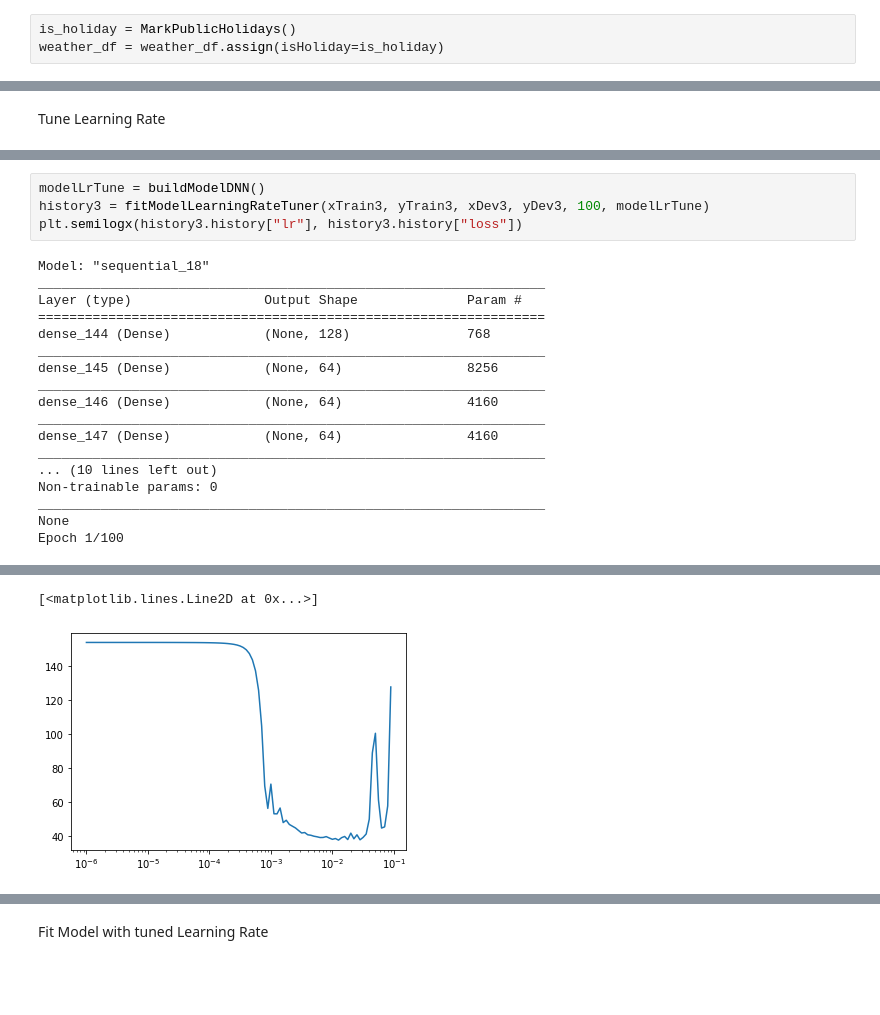
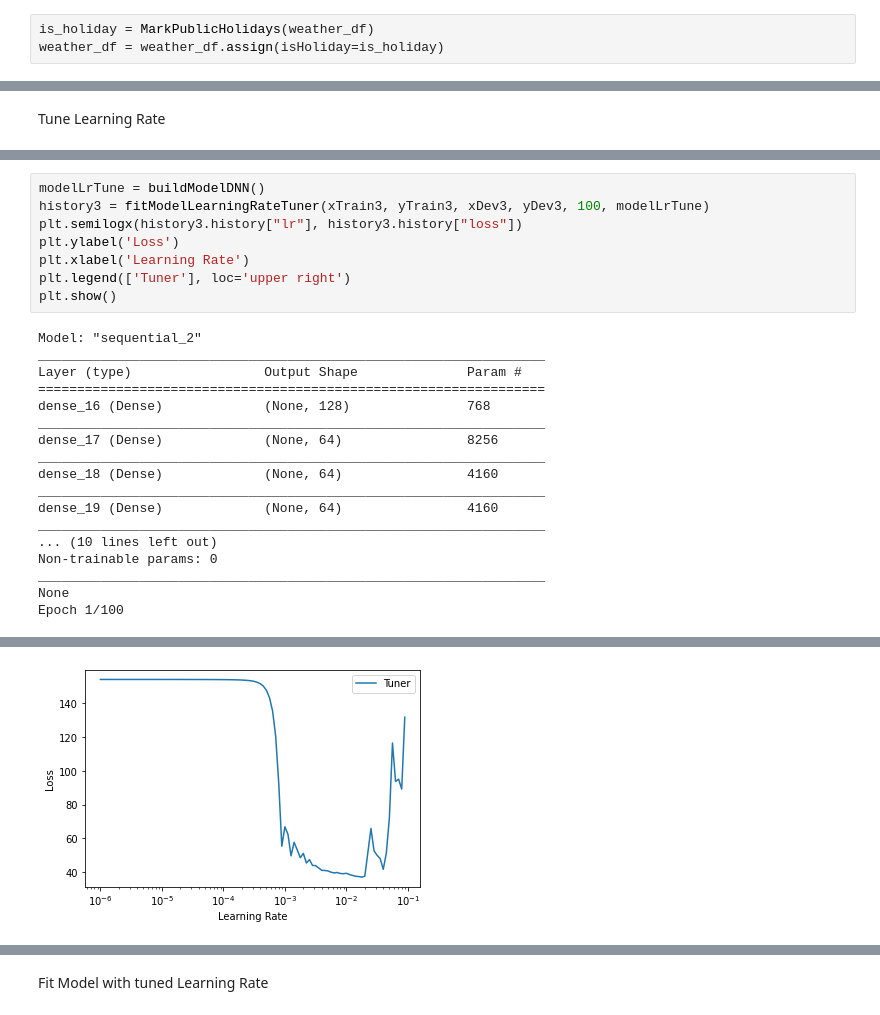
Before and after one commit to Testbild/BakerySalesPrediction_DeepLearningFromScratch_opencampusSH, a Jupyter notebook: code/Project_Notebook_finished.ipynb, the cells around one changed output, grey strips where cells are left out. Drawn from its saved outputs; the diff is of its cells as text; blank space fills up the shorter version.

```diff
--- a/code/Project_Notebook_finished.ipynb
+++ b/code/Project_Notebook_finished.ipynb
@@ -637,7 +639,7 @@ print(weather_df)
 
 [2601 rows x 7 columns]
 # %%
-is_holiday = MarkPublicHolidays()
+is_holiday = MarkPublicHolidays(weather_df)
 weather_df = weather_df.assign(isHoliday=is_holiday)
 # %%
 sales_and_weather_group1 = matchWeatherAndSales(sales_df_group1, weather_df)
@@ -790,18 +798,22 @@ Epoch 100/100
 modelLrTune = buildModelDNN()
 history3 = fitModelLearningRateTuner(xTrain3, yTrain3, xDev3, yDev3, 100, modelLrTune)
 plt.semilogx(history3.history["lr"], history3.history["loss"])
+plt.ylabel('Loss')
+plt.xlabel('Learning Rate')
+plt.legend(['Tuner'], loc='upper right')
+plt.show()
 # %% [output]
-Model: "sequential_18"
+Model: "sequential_2"
 _________________________________________________________________
 Layer (type)                 Output Shape              Param #
 =================================================================
-dense_144 (Dense)            (None, 128)               768
+dense_16 (Dense)             (None, 128)               768
 _________________________________________________________________
-dense_145 (Dense)            (None, 64)                8256
+dense_17 (Dense)             (None, 64)                8256
 _________________________________________________________________
-dense_146 (Dense)            (None, 64)                4160
+dense_18 (Dense)             (None, 64)                4160
 _________________________________________________________________
-dense_147 (Dense)            (None, 64)                4160
+dense_19 (Dense)             (None, 64)                4160
 _________________________________________________________________
 ... (10 lines left out)
 Non-trainable params: 0
@@ -828,5 +840,4 @@ Epoch 100/100
-[<matplotlib.lines.Line2D at 0x...>]
-[figure, old version]
+[figure, new version]
 # %%
 modelLrTune = buildModelDNN()
 history4 = fitModelLearningRateTuner(xTrain4, yTrain4, xDev4, yDev4, 100, modelLrTune)
```
Also changed, not shown: parts of 31 cells of this notebook.
